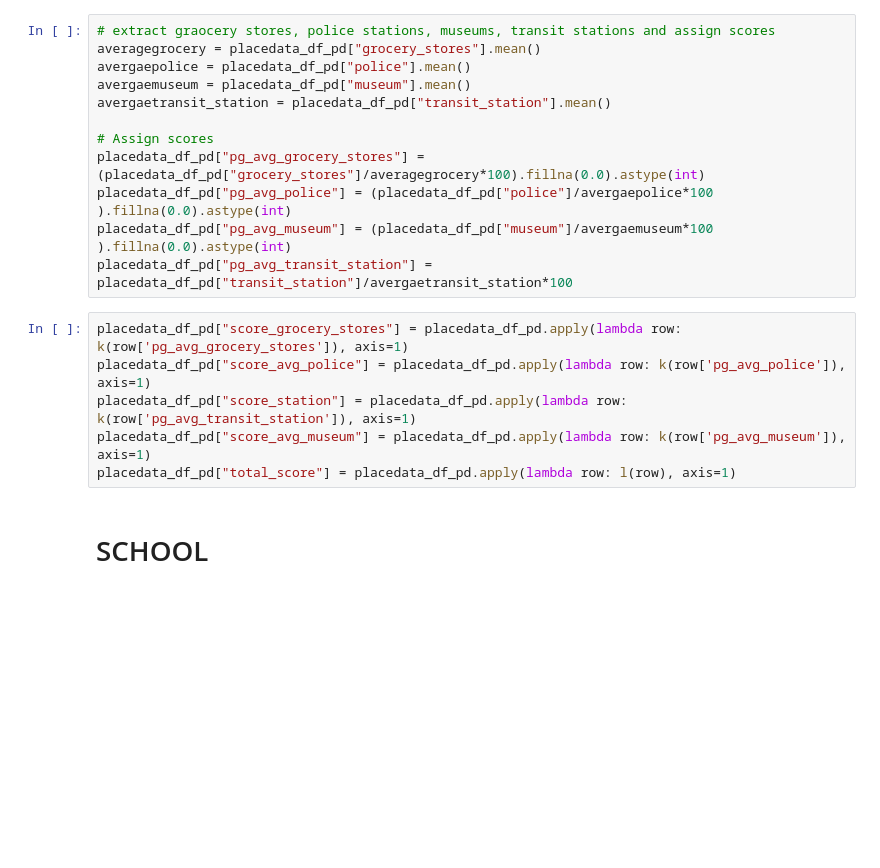
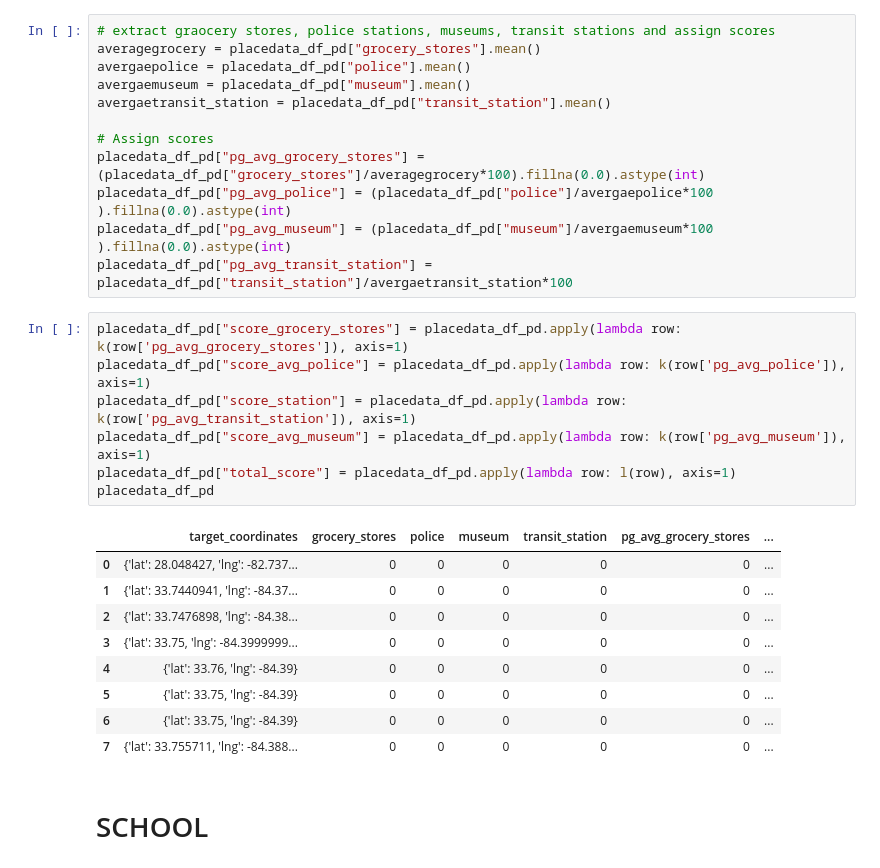
Before and after one commit to andywats0n/watson_p1, a Jupyter notebook: src_final_v1.ipynb, the cells around one changed output. Saved outputs shown, nothing was run; the diff lists cells and outputs as text; blank space fills up the shorter version.

```diff
--- a/src_final_v1.ipynb
+++ b/src_final_v1.ipynb
@@ -304,9 +304,20 @@ placedata_df_pd["pg_avg_transit_station"] = placedata_df_pd["transit_station"]/a
 # %%
 placedata_df_pd["score_grocery_stores"] = placedata_df_pd.apply(lambda row: k(row['pg_avg_grocery_stores']), axis=1)
 placedata_df_pd["score_avg_police"] = placedata_df_pd.apply(lambda row: k(row['pg_avg_police']), axis=1)
 placedata_df_pd["score_station"] = placedata_df_pd.apply(lambda row: k(row['pg_avg_transit_station']), axis=1)
 placedata_df_pd["score_avg_museum"] = placedata_df_pd.apply(lambda row: k(row['pg_avg_museum']), axis=1)
 placedata_df_pd["total_score"] = placedata_df_pd.apply(lambda row: l(row), axis=1)
+placedata_df_pd
+# %% [output]
+|  | target_coordinates | grocery_stores | police | museum | transit_station | pg_avg_grocery_stores | ... |
+| 0 | {'lat': 28.048427, 'lng': -82.737... | 0 | 0 | 0 | 0 | 0 | ... |
+| 1 | {'lat': 33.7440941, 'lng': -84.37... | 0 | 0 | 0 | 0 | 0 | ... |
+| 2 | {'lat': 33.7476898, 'lng': -84.38... | 0 | 0 | 0 | 0 | 0 | ... |
+| 3 | {'lat': 33.75, 'lng': -84.3999999... | 0 | 0 | 0 | 0 | 0 | ... |
+| 4 | {'lat': 33.76, 'lng': -84.39} | 0 | 0 | 0 | 0 | 0 | ... |
+| 5 | {'lat': 33.75, 'lng': -84.39} | 0 | 0 | 0 | 0 | 0 | ... |
+| 6 | {'lat': 33.75, 'lng': -84.39} | 0 | 0 | 0 | 0 | 0 | ... |
+| 7 | {'lat': 33.755711, 'lng': -84.388... | 0 | 0 | 0 | 0 | 0 | ... |
 # %% [markdown]
 # SCHOOL
 # %%
```
Also changed, not shown: parts of 2 cells of this notebook, 2 other files.
